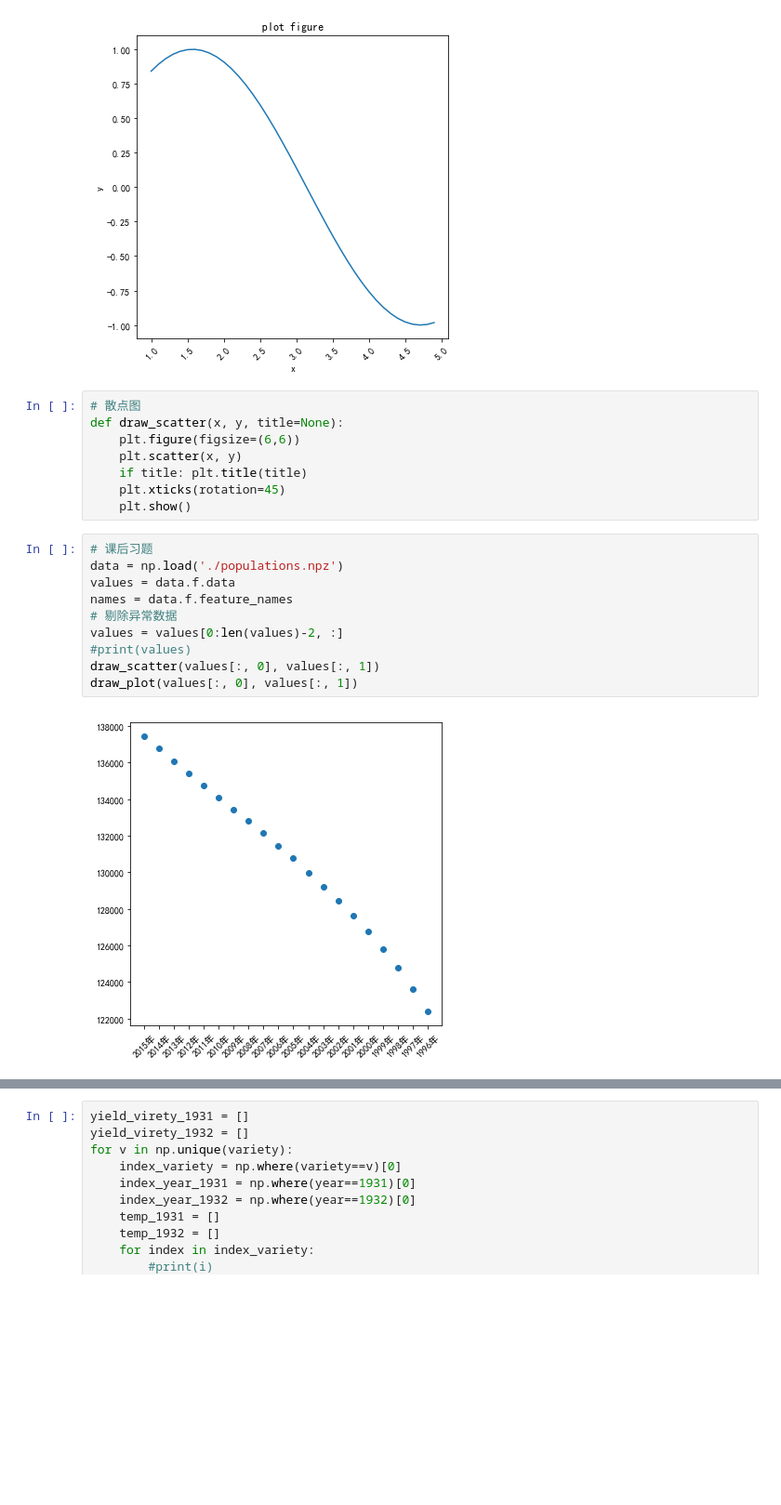
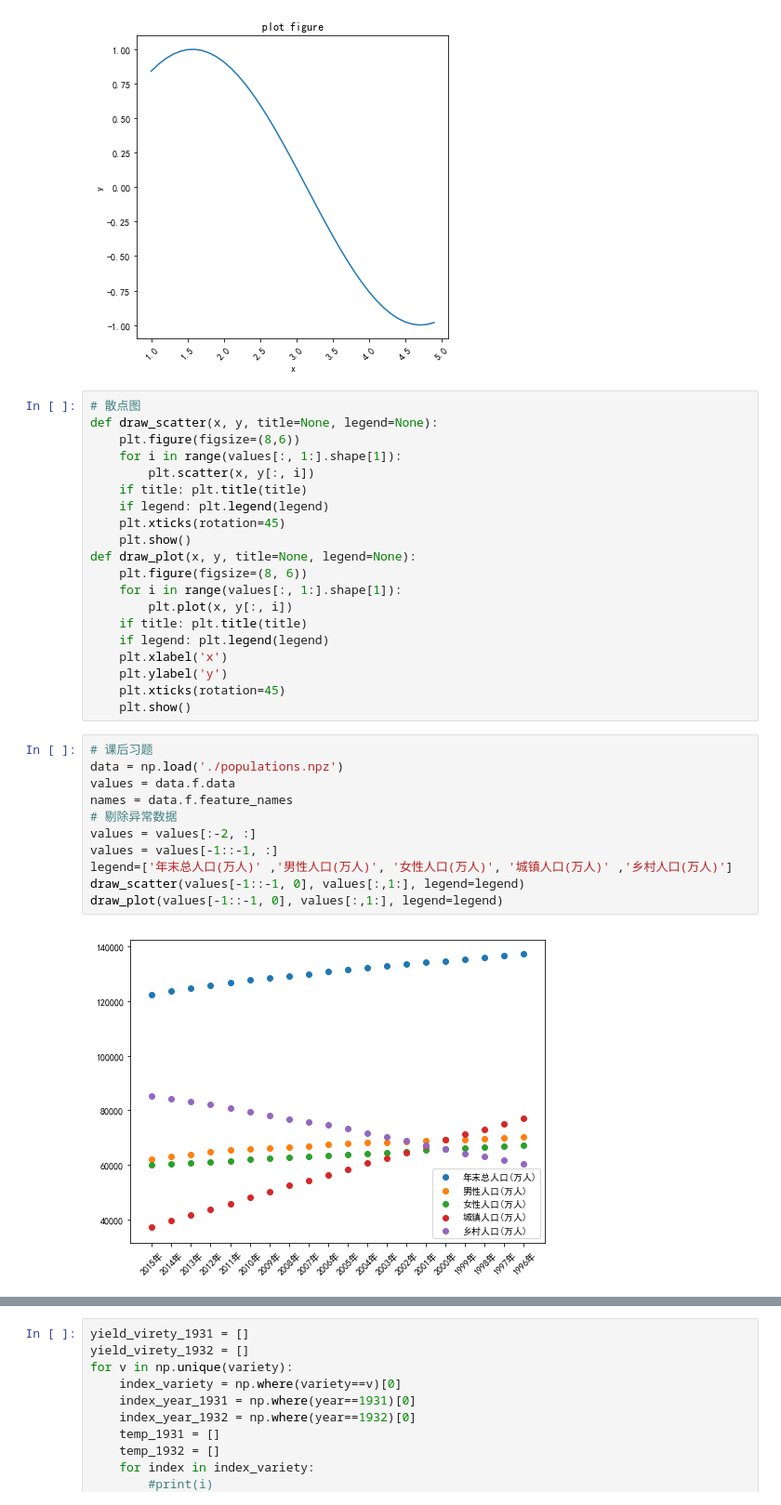
Before and after one commit to GYT0313/JupyterNotebook, a Jupyter notebook: JupyterNotebook/matplotlib/data_analysis/class/matplotlib/4_24.ipynb, the cells around one changed output, grey strips where cells are left out. Shown: that part at 93% size. Drawn from its saved outputs; the diff is of its cells as text; blank space fills up the shorter version.

```diff
--- a/JupyterNotebook/matplotlib/data_analysis/class/matplotlib/4_24.ipynb
+++ b/JupyterNotebook/matplotlib/data_analysis/class/matplotlib/4_24.ipynb
@@ -83,21 +66,34 @@ draw_plot(x, np.sin(x), "plot figure")
 [figure]
 # %%
 # 散点图
-def draw_scatter(x, y, title=None):
-    plt.figure(figsize=(6,6))
-    plt.scatter(x, y)
+def draw_scatter(x, y, title=None, legend=None):
+    plt.figure(figsize=(8,6))
+    for i in range(values[:, 1:].shape[1]):
+        plt.scatter(x, y[:, i])
     if title: plt.title(title)
+    if legend: plt.legend(legend)
     plt.xticks(rotation=45)
     plt.show()
+def draw_plot(x, y, title=None, legend=None):
+    plt.figure(figsize=(8, 6))
+    for i in range(values[:, 1:].shape[1]):
+        plt.plot(x, y[:, i])
+    if title: plt.title(title)
+    if legend: plt.legend(legend)
+    plt.xlabel('x')
+    plt.ylabel('y')
+    plt.xticks(rotation=45)
+    plt.show()
 # %%
 # 课后习题
 data = np.load('./populations.npz')
 values = data.f.data
 names = data.f.feature_names
 # 剔除异常数据
-values = values[0:len(values)-2, :]
-#print(values)
-draw_scatter(values[:, 0], values[:, 1])
-draw_plot(values[:, 0], values[:, 1])
+values = values[:-2, :]
+values = values[-1::-1, :]
+legend=['年末总人口(万人)' ,'男性人口(万人)', '女性人口(万人)', '城镇人口(万人)' ,'乡村人口(万人)']
+draw_scatter(values[-1::-1, 0], values[:,1:], legend=legend)
+draw_plot(values[-1::-1, 0], values[:,1:], legend=legend)
 # %% [output]
-[figure, old version]
+[figure, new version]
```
Also changed, not shown: parts of 3 cells of this notebook, 6 other files.
